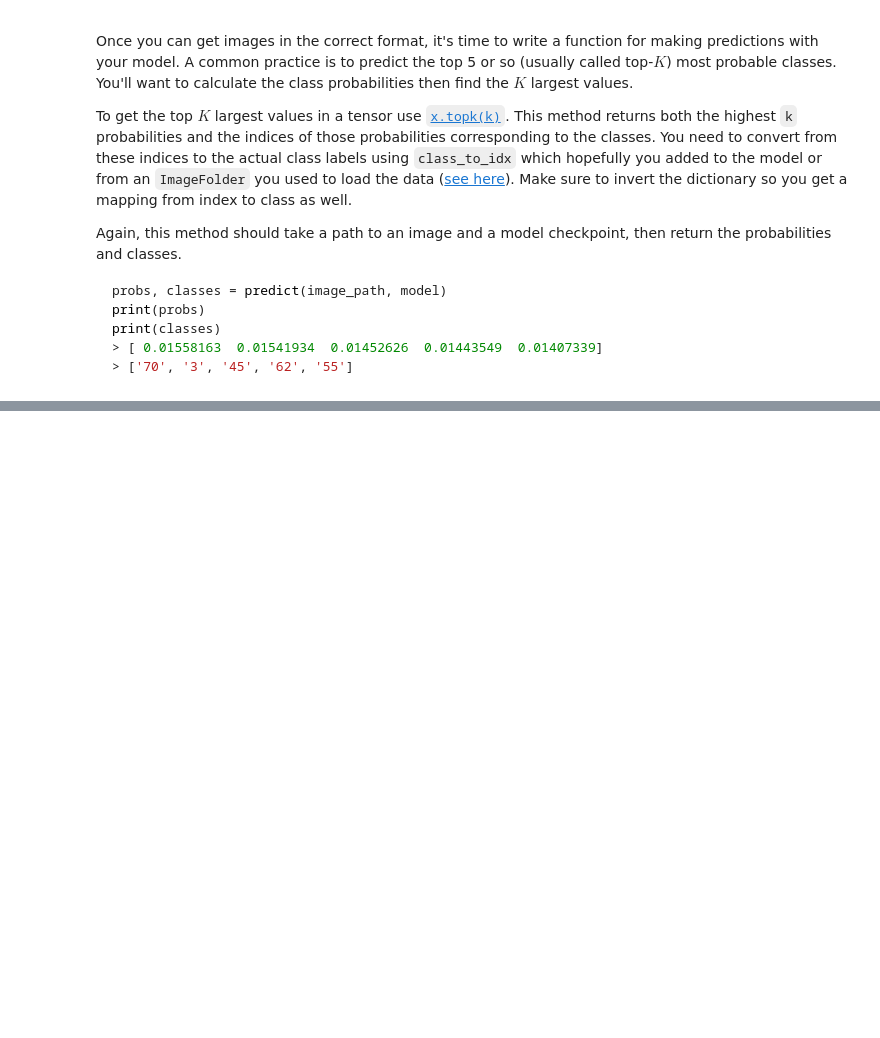
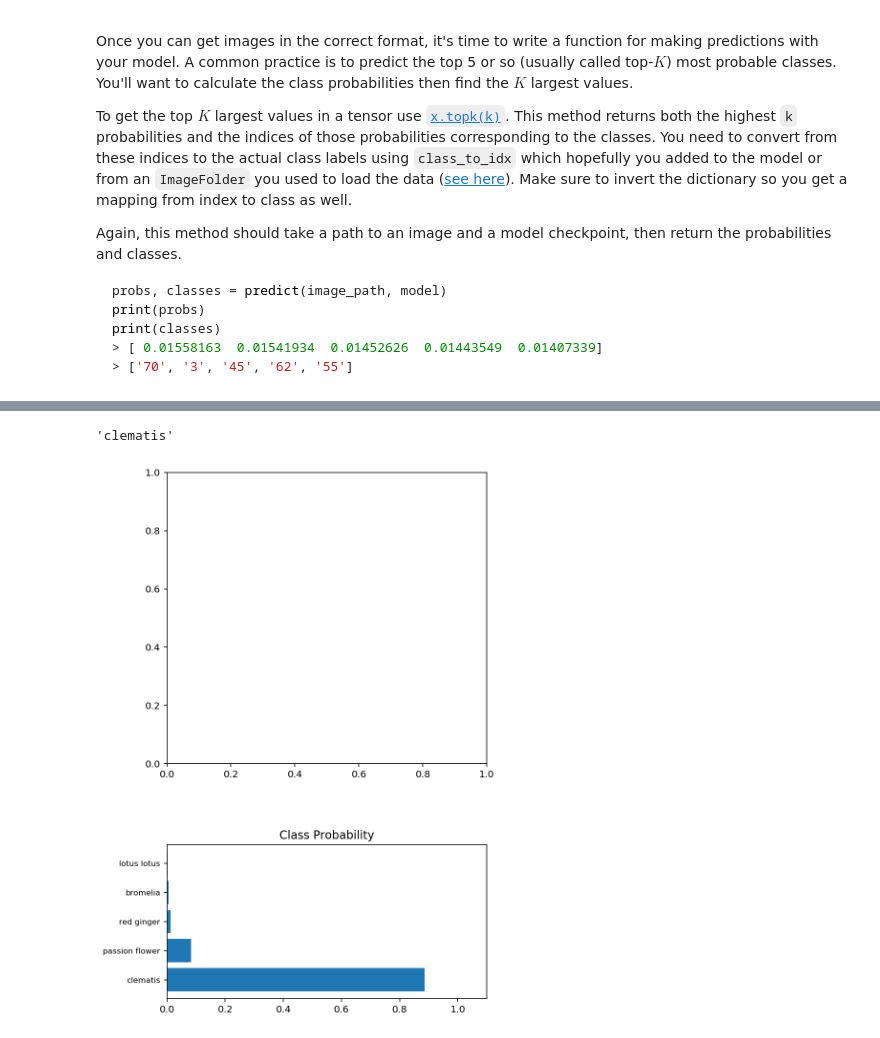
Before and after one commit to to-n/aipnd-project, a Jupyter notebook: Image Classifier Project.ipynb, the cells around one changed output, grey strips where cells are left out. Cells and saved outputs as stored; diff of their text form; code cells hidden in the pictures; blank space fills up the shorter version.

```diff
--- a/Image Classifier Project.ipynb
+++ b/Image Classifier Project.ipynb
@@ -444,0 +487,24 @@ def predict(image_path, model, topk=5):
+# %%
+probs, classes = predict('flowers/test/8/image_03291.jpg', model)
+print('For flower of class 8')
+print(probs)
+print(classes)
+print()
+
+probs, classes = predict('flowers/test/52/image_04200.jpg', model)
+print('For flower of class 52')
+print(probs)
+print(classes)
+print()
+
+probs, classes = predict('flowers/test/82/image_01609.jpg', model)
+print('For flower of class 82')
+print(probs)
+print(classes)
+print()
+
+probs, classes = predict('flowers/test/82/image_01686.jpg', model)
+print('For flower of class 82')
+print(probs)
+print(classes)
+print()
@@ -454,0 +539,26 @@ You can convert from the class integer encoding to actual flower names with the
+# %%
+cat_to_name['82']
+# %% [output]
+'clematis'
+# %%
+# TODO: Display an image along with the top 5 classes
+''' Function for viewing an image and it's predicted classes.
+    '''
+#ps = probs.data.numpy().squeeze()
+ps = probs
+
+
+fig, (ax1, ax2) = plt.subplots(figsize=(6,9), nrows=2)
+#ax1.imshow(img.resize_(1, 28, 28).numpy().squeeze())
+#ax1.axis('off')
+ax2.barh(np.arange(len(ps)), ps)
+ax2.set_aspect(0.1)
+ax2.set_yticks(np.arange(len(classes)))
+
+ax2.set_yticklabels([cat_to_name[k] for k in classes], size='small');
+ax2.set_title('Class Probability')
+ax2.set_xlim(0, 1.1)
+
+plt.tight_layout()
+# %% [output]
+[figure, added]
```
Also changed, not shown: parts of 9 cells of this notebook.
